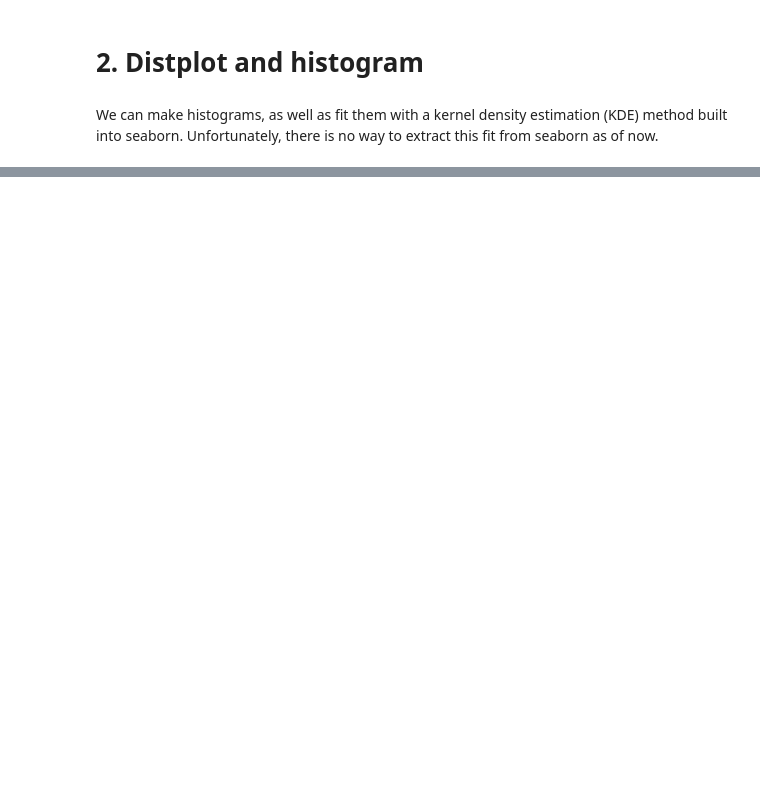
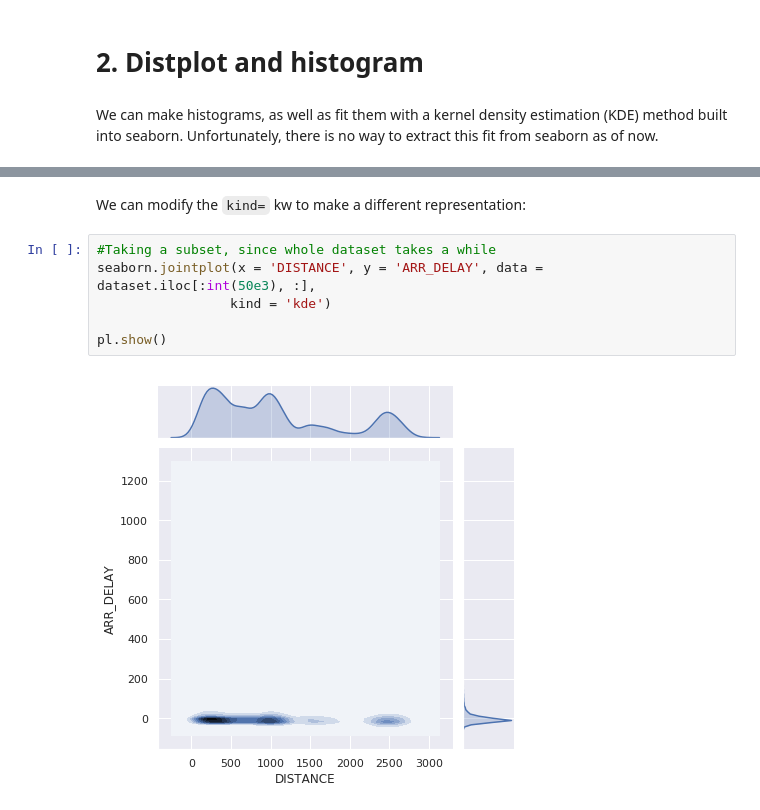
Before and after one commit to NihanPol/intro_pandas_and_seaborn, a Jupyter notebook: Chap_3_plotting_w_seaborn.ipynb, the cells around one changed output, grey strips where cells are left out. Cells and saved outputs as stored; diff of their text form; blank space fills up the shorter version.

```diff
--- a/Chap_3_plotting_w_seaborn.ipynb
+++ b/Chap_3_plotting_w_seaborn.ipynb
@@ -70,0 +94,10 @@ We can make histograms, as well as fit them with a kernel density estimation (KD
+# %% [markdown]
+We can modify the `kind=` kw to make a different representation:
+# %%
+#Taking a subset, since whole dataset takes a while
+seaborn.jointplot(x = 'DISTANCE', y = 'ARR_DELAY', data = dataset.iloc[:int(50e3), :],
+                 kind = 'kde')
+
+pl.show()
+# %% [output]
+[figure, added]
```
Also changed, not shown: parts of 24 cells of this notebook.
